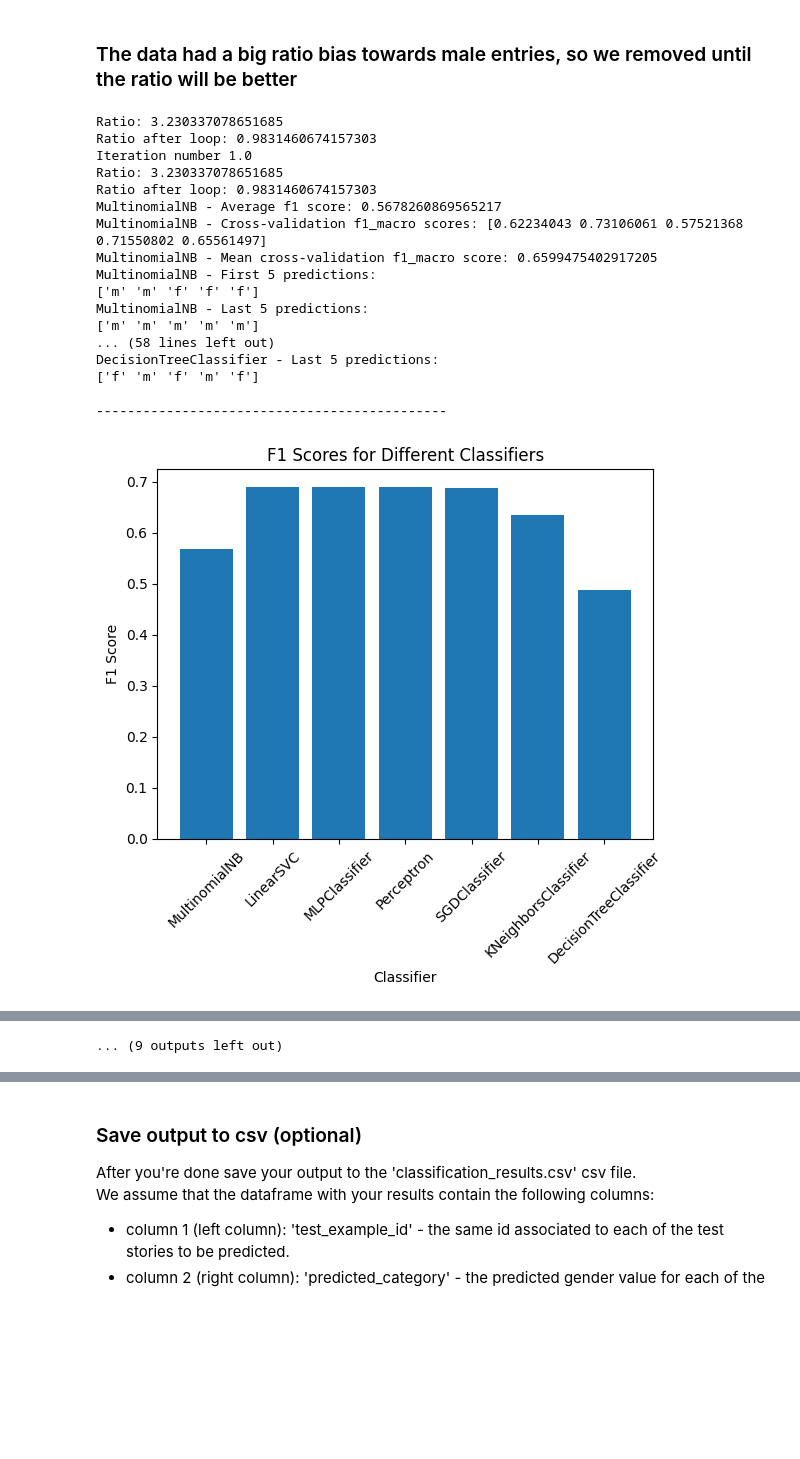
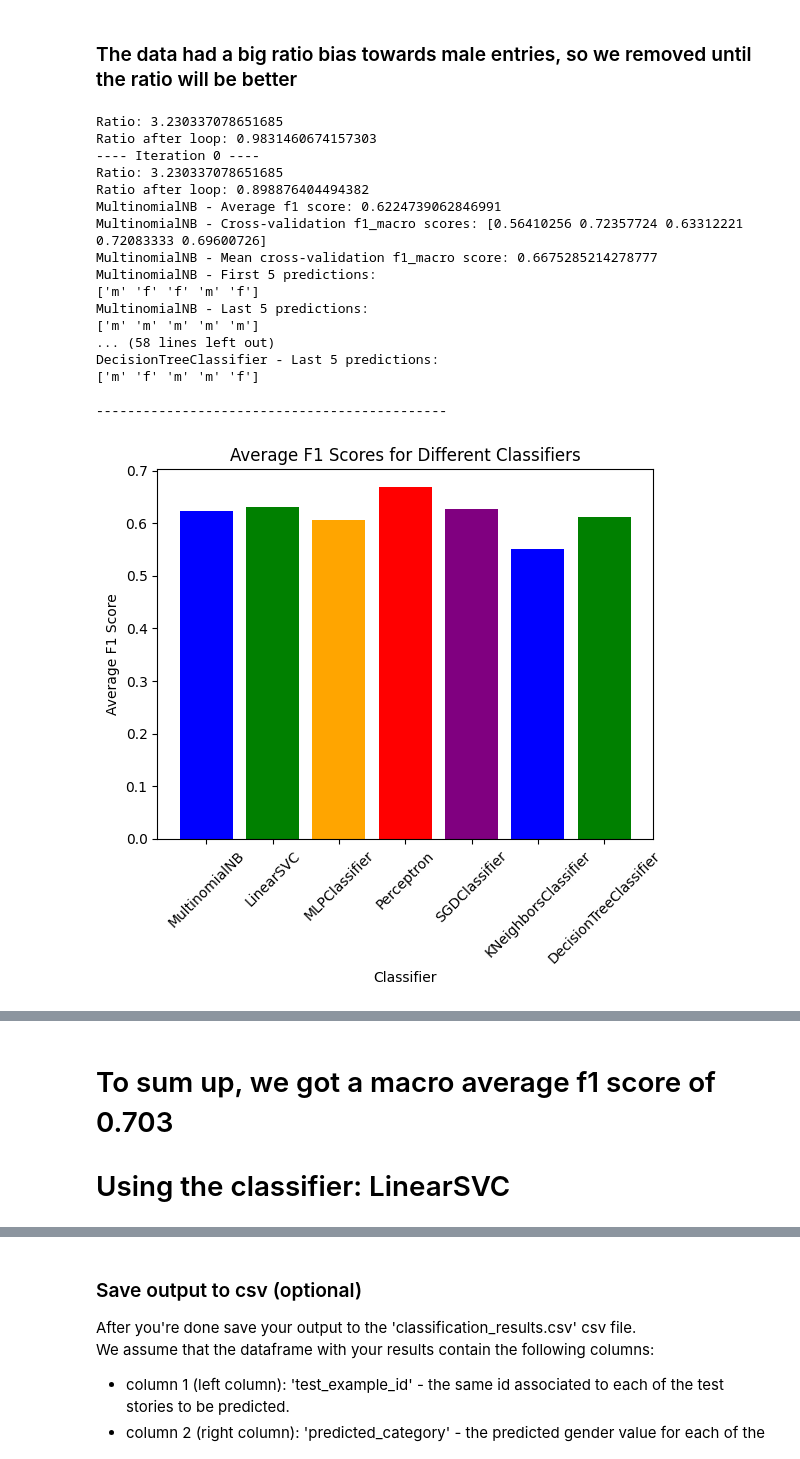
Before and after one commit to omersh1998/predict_male_female_stories, a Jupyter notebook: Assignment5-text-analysis.ipynb, the cells around one changed output, grey strips where cells are left out. Drawn from its saved outputs; the diff is of its cells as text; code cells hidden in the pictures; blank space fills up the shorter version.

```diff
--- a/Assignment5-text-analysis.ipynb
+++ b/Assignment5-text-analysis.ipynb
@@ -155,6 +155,15 @@ def preprocess_text(text):
     text = re.sub(r'\d+', '', text)
 
     return text
+
+def add_word_count(df):
+    df['word_count'] = df['story'].apply(lambda x: len(x.split()))
+
+def add_text_len(text):
+    return len(text)
+
+def sum_punctuation_marks(text):
+    return len(re.findall(r'\p{P}', text, re.UNICODE))
 # %% [markdown]
 ### Let's check the male to female ratio in the entries:
 # %%
@@ -294,50 +354,74 @@ def predict_gender(df_train, df_test):
 # %%
 best_classifier = ''
 best_f1_score = 0
+
+best_macro_classifier = ''
+best_macro_f1_score = 0
 
 best_ratio = 0
 best_macro_ratio = 0
 
 df_train_copy = fix_male_female_ratio(df_train, ratio_limit=1)
+df_test_copy = df_test.copy()
 
-for x in (x * 0.1 for x in range(10, 20)):
-    print(f"Iteration number {((x - 1) * 10) + 1}")
+i = 0
+
+for x in (x * 0.1 for x in range(9, 11)):
+    print(f"---- Iteration {i} ----")
+    i = i + 1
+
+    df_test_copy = df_test.copy()
     df_train_copy = fix_male_female_ratio(df_train, ratio_limit=x)
 
     current_ratio = calculate_ratio(df_train_copy, False)
 
-    f1_scores = predict_gender(df_train_copy, df_test)
+    f1_scores, macro_average_f1_scores = predict_gender(df_train_copy, df_test_copy)
 
     current_best_classifier = max(f1_scores, key=f1_scores.get)
     current_best_f1_score = f1_scores[current_best_classifier]
+
+    current_best_macro_classifier = max(macro_average_f1_scores, key=macro_average_f1_scores.get)
+    current_best_macro_f1_score = macro_average_f1_scores[current_best_macro_classifier]
 
     if (current_best_f1_score > best_f1_score):
         best_classifier = current_best_classifier
         best_f1_score = current_best_f1_score
         best_ratio = current_ratio
+
+    if (current_best_macro_f1_score > best_macro_f1_score):
+        best_macro_classifier = current_best_macro_classifier
+        best_macro_f1_score = current_best_macro_f1_score
+        best_macro_ratio = current_ratio
 
 print("~~~~~~~~~~~~~~~~~~~~~~~~~~~~~~~~~~~~~~~~~\n")
 
 print("Measuring by average f1 score:\n")
 print(f"Current Male:Female ratio: {best_ratio}")
 print(f"Best classifier: {best_classifier}")
 print(f"Best average f1_score: {best_f1_score}")
+
+print("~~~~~~~~~~~~~~~~~~~~~~~~~~~~~~~~~~~~~~~~~\n")
+
+print("Measuring by average macro f1 score:\n")
+print(f"Current Male:Female ratio: {best_macro_ratio}")
+print(f"Best classifier: {best_macro_classifier}")
+print(f"Best average f1_score: {best_macro_f1_score}")
 # %% [output]
 Ratio: 3.230337078651685
 Ratio after loop: 0.9831460674157303
-Iteration number 1.0
+---- Iteration 0 ----
 Ratio: 3.230337078651685
-Ratio after loop: 0.9831460674157303
-MultinomialNB - Average f1 score: 0.5678260869565217
-MultinomialNB - Cross-validation f1_macro scores: [0.62234043 0.73106061 0.57521368 0.71550802 0.65561497]
-MultinomialNB - Mean cross-validation f1_macro score: 0.6599475402917205
+Ratio after loop: 0.898876404494382
+MultinomialNB - Average f1 score: 0.6224739062846991
+MultinomialNB - Cross-validation f1_macro scores: [0.56410256 0.72357724 0.63312221 0.72083333 0.69600726]
+MultinomialNB - Mean cross-validation f1_macro score: 0.6675285214278777
 MultinomialNB - First 5 predictions:
-['m' 'm' 'f' 'f' 'f']
+['m' 'f' 'f' 'm' 'f']
 MultinomialNB - Last 5 predictions:
 ['m' 'm' 'm' 'm' 'm']
 ... (58 lines left out)
 DecisionTreeClassifier - Last 5 predictions:
-['f' 'm' 'f' 'm' 'f']
+['m' 'f' 'm' 'm' 'f']
 
 ---------------------------------------------
-[figure, old version]
+[figure, new version]
@@ -434,3 +462,5 @@ DecisionTreeClassifier - Last 5 predictions:
-... (9 outputs left out)
+# %% [markdown]
+# To sum up, we got a macro average f1 score of 0.703
+# Using the classifier: LinearSVC
 # %%
 # Find the best classifier object
```
Also changed, not shown: parts of 6 cells of this notebook, 1 other file.
